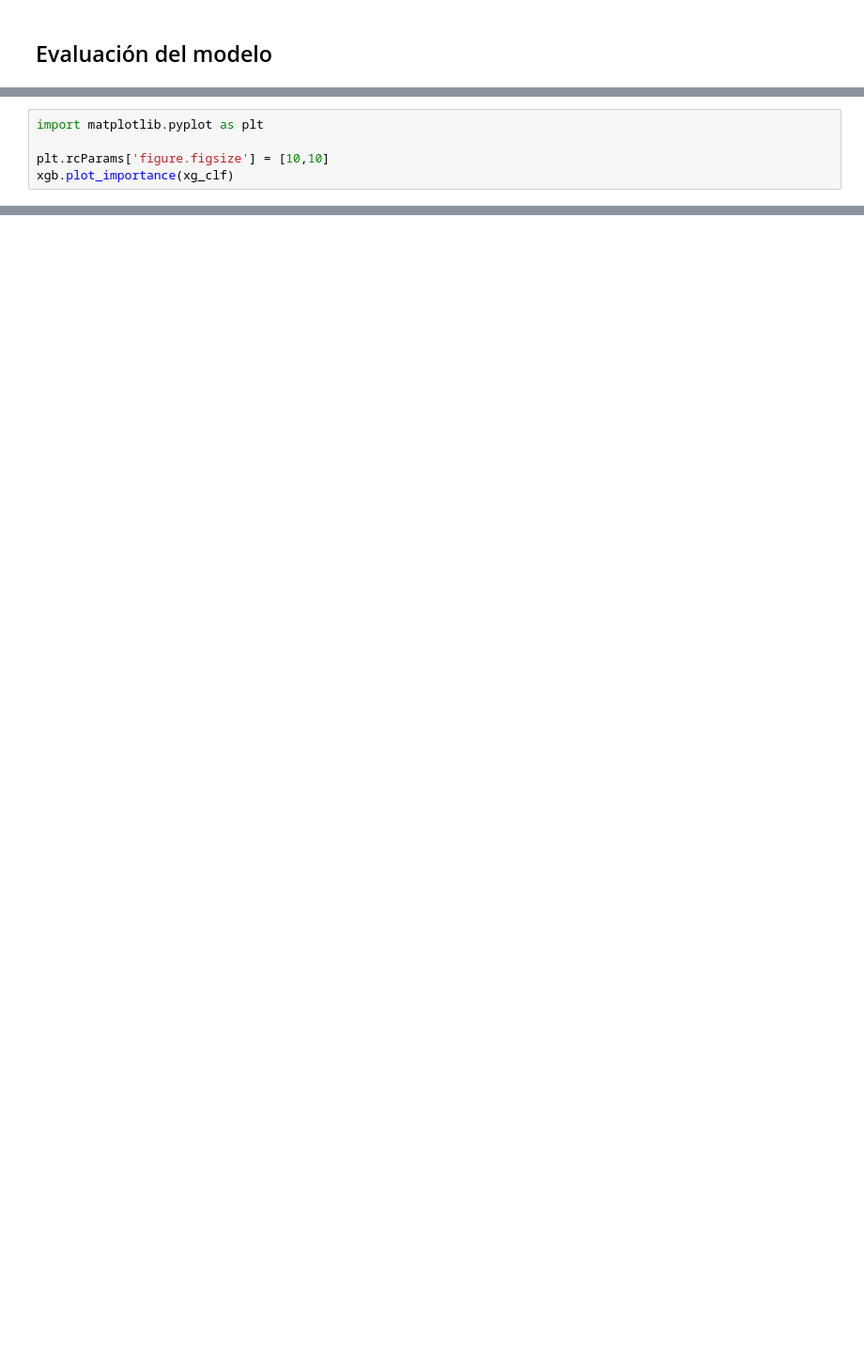
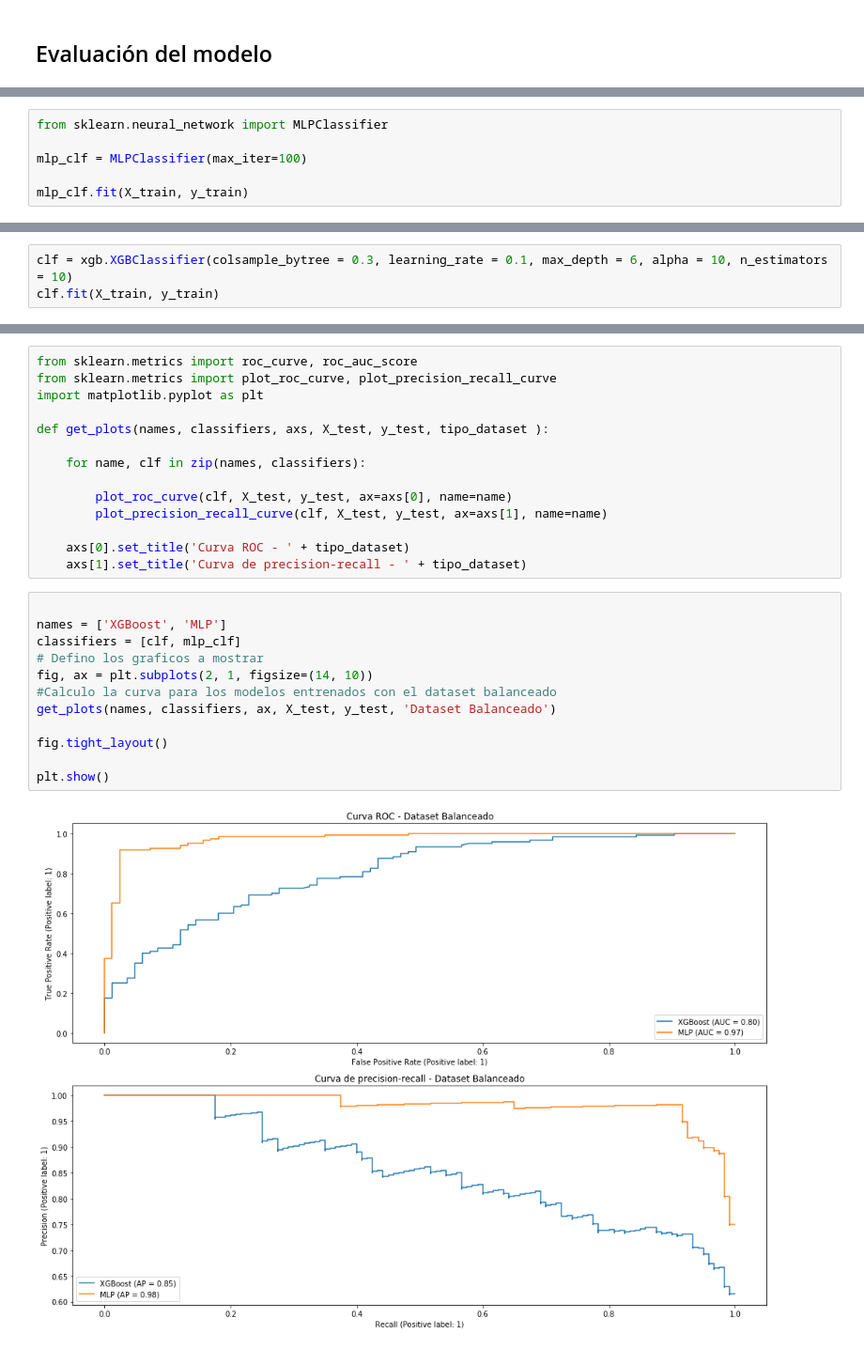
Before and after one commit to ignaciogatti/entrevista-ignaciogatti, a Jupyter notebook: Clasificador Xgboost Cliengo.ipynb, the cells around one changed output, grey strips where cells are left out. Shown: that part at 94% size. Cells and saved outputs as stored; diff of their text form; blank space fills up the shorter version.

Commit message:
XGBoost Classifier and LSTM Classifier

```diff
--- a/Clasificador Xgboost Cliengo.ipynb
+++ b/Clasificador Xgboost Cliengo.ipynb
@@ -107,5 +108,0 @@ xg_clf = xgb.train(params=param, dtrain=data_dmatrix, num_boost_round=10)
-# %%
-import matplotlib.pyplot as plt
-
-plt.rcParams['figure.figsize'] = [10,10]
-xgb.plot_importance(xg_clf)
@@ -111,0 +111,6 @@ xgb.plot_importance(xg_clf)
+# %%
+from sklearn.neural_network import MLPClassifier
+
+mlp_clf = MLPClassifier(max_iter=100)
+
+mlp_clf.fit(X_train, y_train)
@@ -111,0 +121,3 @@ xgb.plot_importance(xg_clf)
+# %%
+clf = xgb.XGBClassifier(colsample_bytree = 0.3, learning_rate = 0.1, max_depth = 6, alpha = 10, n_estimators = 10)
+clf.fit(X_train, y_train)
@@ -111,0 +134,28 @@ xgb.plot_importance(xg_clf)
+# %%
+from sklearn.metrics import roc_curve, roc_auc_score
+from sklearn.metrics import plot_roc_curve, plot_precision_recall_curve
+import matplotlib.pyplot as plt
+
+def get_plots(names, classifiers, axs, X_test, y_test, tipo_dataset ):
+
+    for name, clf in zip(names, classifiers):
+
+        plot_roc_curve(clf, X_test, y_test, ax=axs[0], name=name)
+        plot_precision_recall_curve(clf, X_test, y_test, ax=axs[1], name=name)
+
+    axs[0].set_title('Curva ROC - ' + tipo_dataset)
+    axs[1].set_title('Curva de precision-recall - ' + tipo_dataset)
+# %%
+
+names = ['XGBoost', 'MLP']
+classifiers = [clf, mlp_clf]
+# Defino los graficos a mostrar
+fig, ax = plt.subplots(2, 1, figsize=(14, 10))
+#Calculo la curva para los modelos entrenados con el dataset balanceado
+get_plots(names, classifiers, ax, X_test, y_test, 'Dataset Balanceado')
+
+fig.tight_layout()
+
+plt.show()
+# %% [output]
+[figure, added]
```
Also changed, not shown: parts of 24 cells of this notebook, 2 other files.
